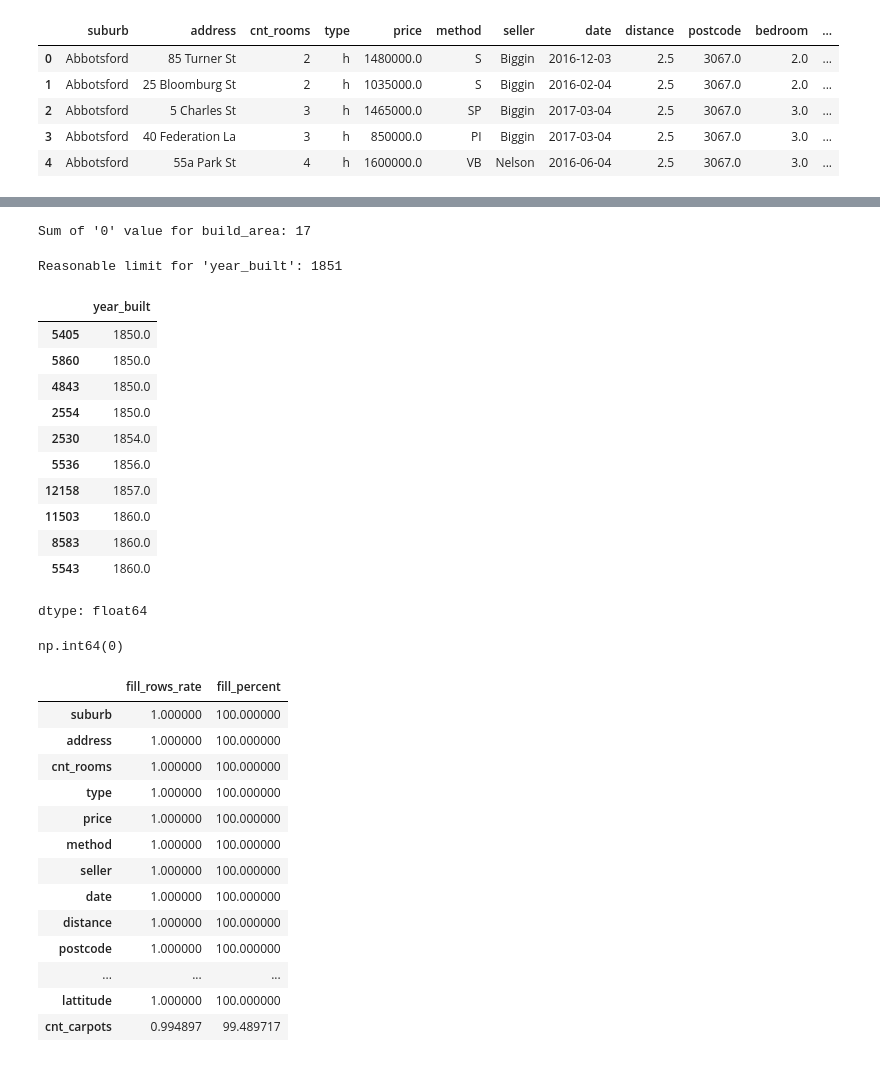
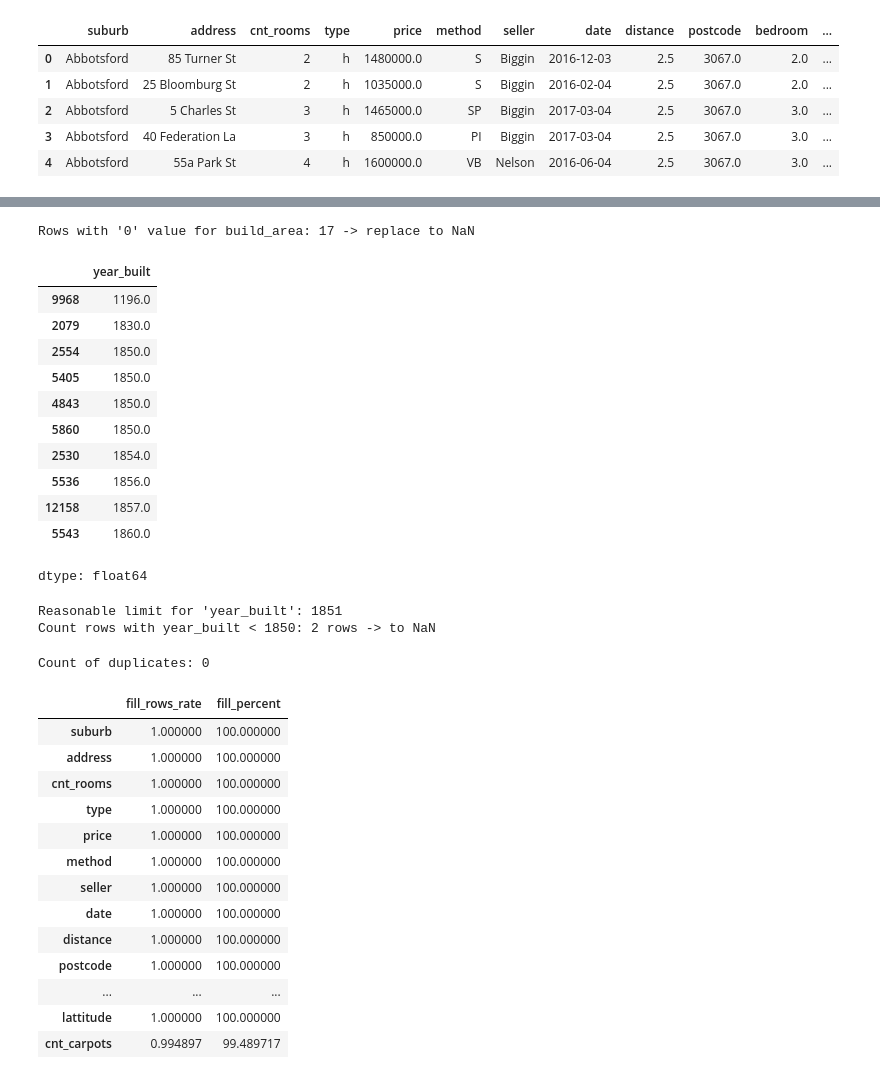
Before and after one commit to NadiiaIvashchuk/melbourne-housing-project, a Jupyter notebook: notebooks/melbourne_housing_project.ipynb, the cells around one changed output, grey strips where cells are left out. Saved outputs shown, nothing was run; the diff lists cells and outputs as text; code cells hidden in the pictures.

```diff
--- a/notebooks/melbourne_housing_project.ipynb
+++ b/notebooks/melbourne_housing_project.ipynb
@@ -189,34 +169,37 @@ clean.loc[clean['year_built'] > clean['date'].dt.year, 'year_built']= np.nan
 # %%
-print(f"Sum of '0' value for build_area: {(clean['build_area']==0).sum()}")
+# built_area == 0
+print(f"Rows with '0' value for build_area: {(clean['build_area']==0).sum()} -> replace to NaN")
 clean.loc[clean['build_area'] == 0, 'build_area'] = np.nan
 # %% [output]
-Sum of '0' value for build_area: 17
+Rows with '0' value for build_area: 17 -> replace to NaN
 # %%
-# Find unique value
-clean['year_built'].sort_values().head(10)
+# Check of the year of building
+
+#Find unique value 'year_built'
+display(clean['year_built'].sort_values().head(10))
 
 #IQR
 Q1 = clean['year_built'].quantile(0.25)
 Q3 = clean['year_built'].quantile(0.75)
 IQR = Q3 - Q1
 reason_limit = Q1 - 1.5 * IQR
 print(f"Reasonable limit for 'year_built': {reason_limit.astype(int)}")
 
 # to Nan
+print(f"Count rows with year_built < 1850: {(clean['year_built'] < 1850).sum()} rows -> to NaN") # I save 1850 because count rows with this value > 2 and this in line with the subject area
 clean.loc[clean['year_built'] < 1850, 'year_built'] = np.nan
-
-clean['year_built'].sort_values().head(10)
 # %% [output]
+|  | year_built |
+| 9968 | 1196.0 |
+| 2079 | 1830.0 |
+| 2554 | 1850.0 |
+| 5405 | 1850.0 |
+| 4843 | 1850.0 |
+| 5860 | 1850.0 |
+| 2530 | 1854.0 |
+| 5536 | 1856.0 |
+| 12158 | 1857.0 |
+| 5543 | 1860.0 |
-Reasonable limit for 'year_built': 1851
+dtype: float64
-|  | year_built |
-| 5405 | 1850.0 |
-| 5860 | 1850.0 |
-| 4843 | 1850.0 |
-| 2554 | 1850.0 |
-| 2530 | 1854.0 |
-| 5536 | 1856.0 |
-| 12158 | 1857.0 |
-| 11503 | 1860.0 |
-| 8583 | 1860.0 |
-| 5543 | 1860.0 |
-dtype: float64
+Reasonable limit for 'year_built': 1851
+Count rows with year_built < 1850: 2 rows -> to NaN
@@ -225,6 +206,6 @@ dtype: float64
 # %%
 #check duplicate
-clean.duplicated().sum()
+print(f"Count of duplicates: {clean.duplicated().sum()}")
 # %% [output]
-np.int64(0)
+Count of duplicates: 0
 # %%
```
Also changed, not shown: parts of 35 cells of this notebook.
